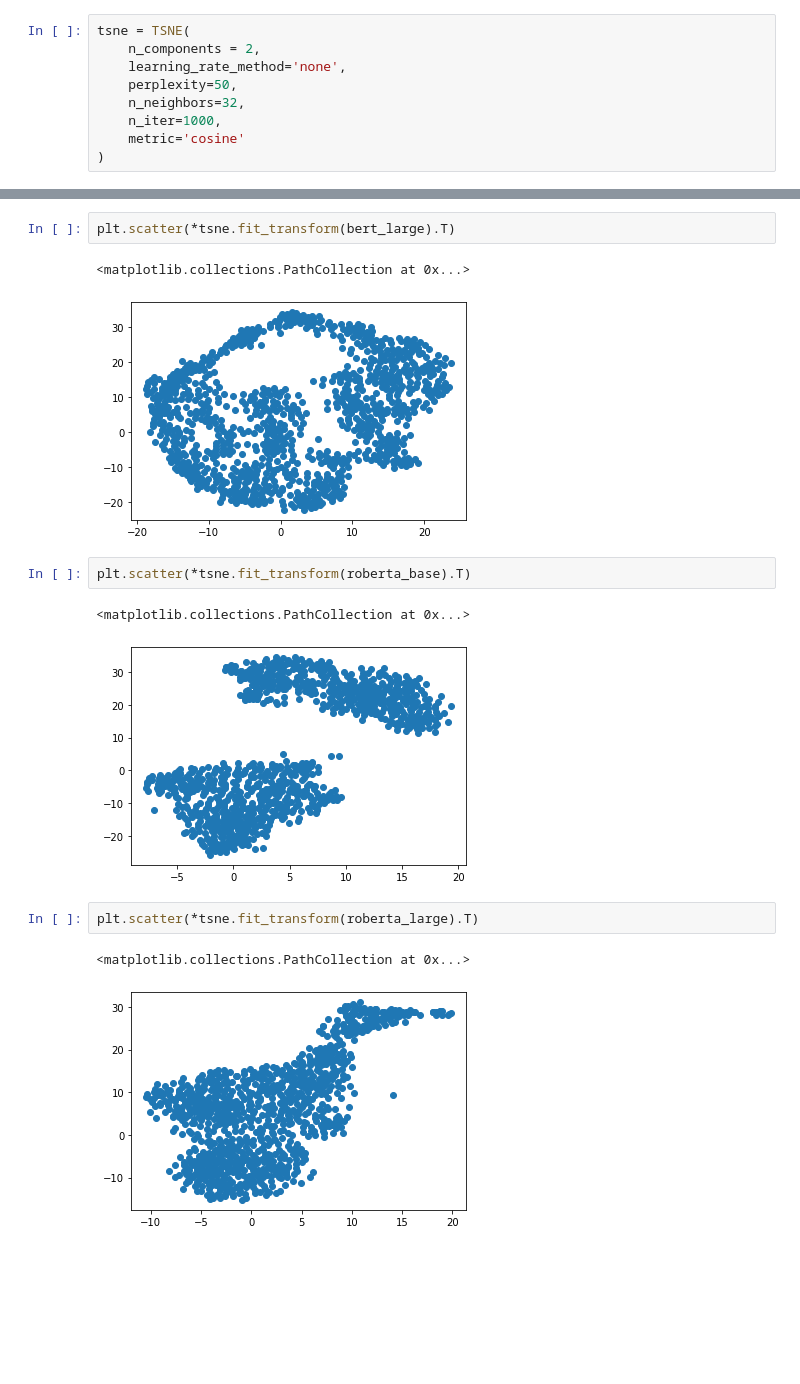
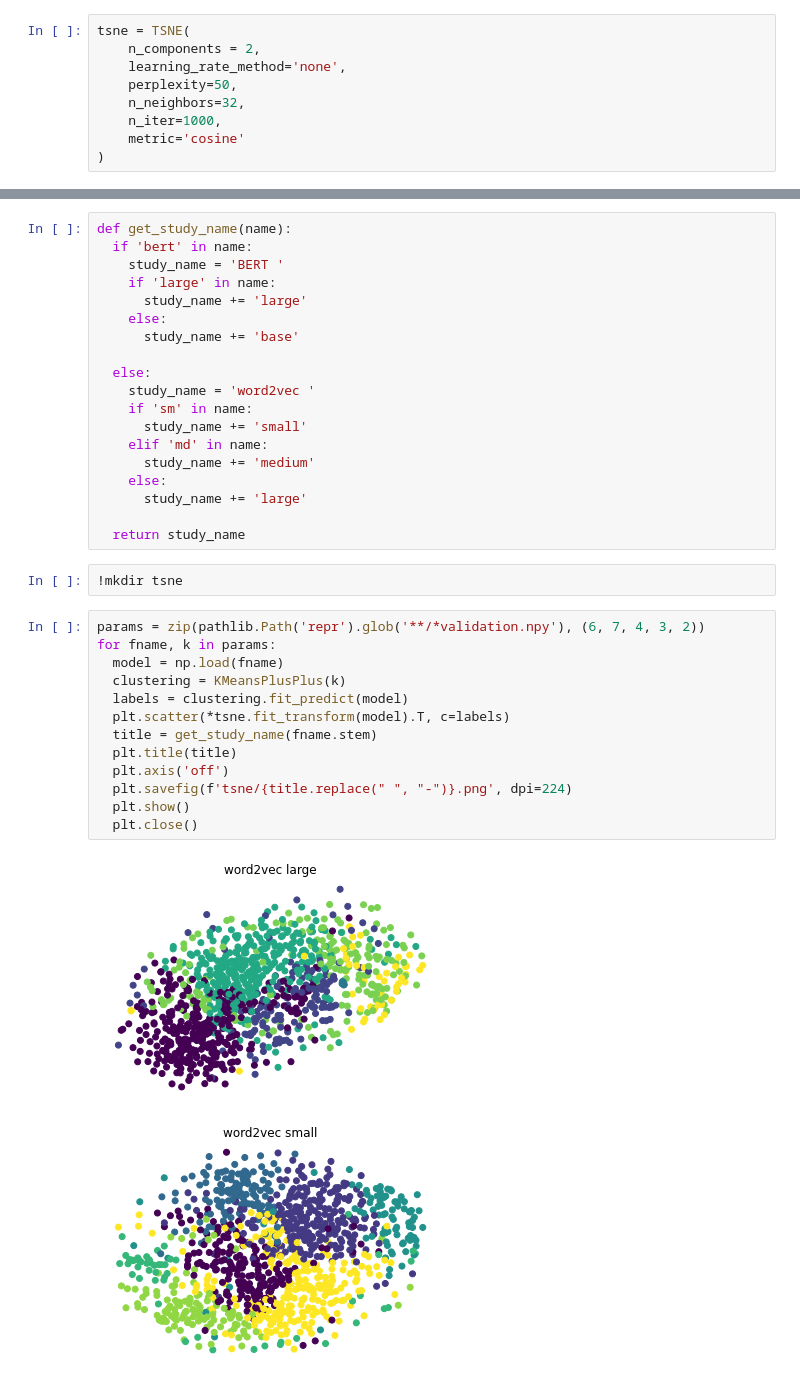
Before and after one commit to shpotes/clustering, a Jupyter notebook: notebooks/experiments/TSNE.ipynb, the cells around one changed output, grey strips where cells are left out. Drawn from its saved outputs; the diff is of its cells as text; blank space fills up the shorter version.

Commit message:
feat: tsne

```diff
--- a/notebooks/experiments/TSNE.ipynb
+++ b/notebooks/experiments/TSNE.ipynb
@@ -88,15 +51,37 @@ plt.scatter(*tsne.fit_transform(bert_base).T)
-# %%
-plt.scatter(*tsne.fit_transform(bert_large).T)
-# %% [output]
-<matplotlib.collections.PathCollection at 0x...>
-[figure, removed]
-# %%
-plt.scatter(*tsne.fit_transform(roberta_base).T)
-# %% [output]
-<matplotlib.collections.PathCollection at 0x...>
-[figure, removed]
-# %%
-plt.scatter(*tsne.fit_transform(roberta_large).T)
-# %% [output]
-<matplotlib.collections.PathCollection at 0x...>
-[figure, removed]
+# %%
+def get_study_name(name):
+  if 'bert' in name:
+    study_name = 'BERT '
+    if 'large' in name:
+      study_name += 'large'
+    else:
+      study_name += 'base'
+
+  else:
+    study_name = 'word2vec '
+    if 'sm' in name:
+      study_name += 'small'
+    elif 'md' in name:
+      study_name += 'medium'
+    else:
+      study_name += 'large'
+
+  return study_name
+# %%
+!mkdir tsne
+# %%
+params = zip(pathlib.Path('repr').glob('**/*validation.npy'), (6, 7, 4, 3, 2))
+for fname, k in params:
+  model = np.load(fname)
+  clustering = KMeansPlusPlus(k)
+  labels = clustering.fit_predict(model)
+  plt.scatter(*tsne.fit_transform(model).T, c=labels)
+  title = get_study_name(fname.stem)
+  plt.title(title)
+  plt.axis('off')
+  plt.savefig(f'tsne/{title.replace(" ", "-")}.png', dpi=224)
+  plt.show()
+  plt.close()
+# %% [output]
+[figure, added]
+[figure, added]
```
Also changed, not shown: parts of 11 cells of this notebook.
